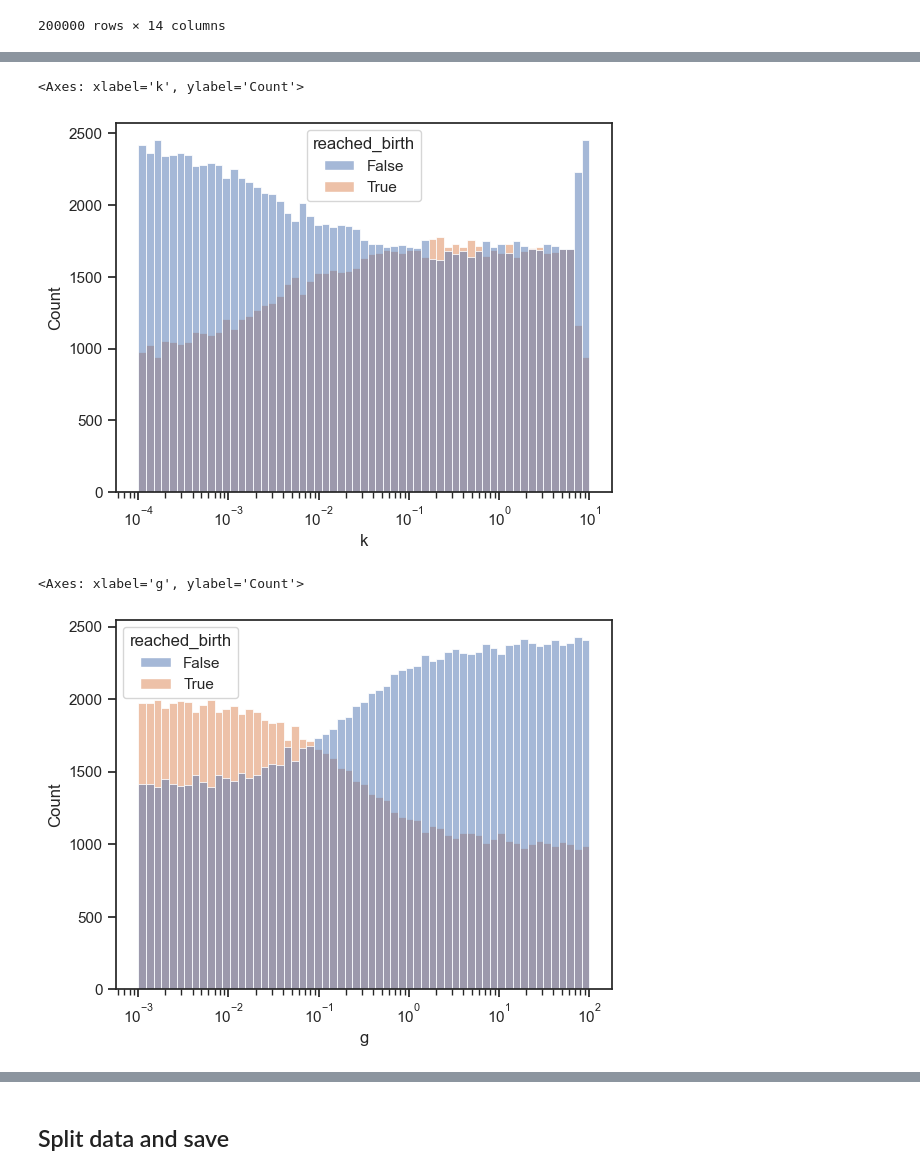
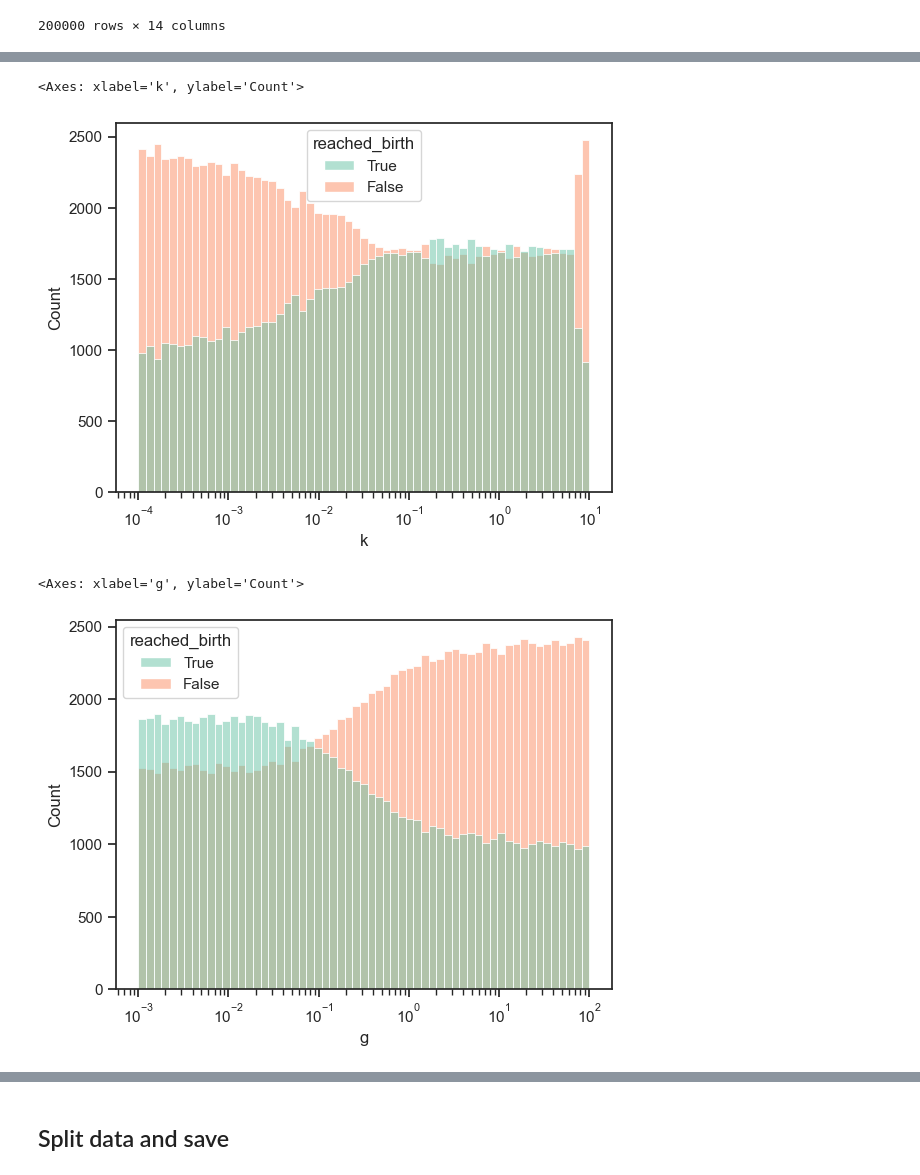
Before and after one commit to diogo-f-oliveira/deb-birth-prediction, a Jupyter notebook: notebooks/Data Preprocessing.ipynb, the cells around one changed output, grey strips where cells are left out. Saved outputs shown, nothing was run; the diff lists cells and outputs as text; code cells hidden in the pictures.

Commit message:
New data splits for LHS simulations with get_lb2

```diff
--- a/notebooks/Data Preprocessing.ipynb
+++ b/notebooks/Data Preprocessing.ipynb
@@ -8,8 +8,15 @@ sns.set_theme(style="ticks")
 # %%
 raw_data_folder = '../data/raw'
 processed_data_folder = '../data/processed'
-filename = "deb_reach_birth_noise_1p000_kapnoise_20p0_seed_42.csv"
-filename = "sample4D_lhs_N_200000_g_1em3_1e2_k_m4_1_f_0p1_1_ddec_1.csv"
-df = pd.read_csv(f'../data/raw/{filename}', )
-df
+# filename = "deb_reach_birth_noise_1p000_kapnoise_20p0_seed_42.csv"
+# filename = "sample4D_lhs_N_200000_g_1em3_1e2_k_m4_1_f_0p1_1_ddec_1.csv"
+filename = "sample4D_lhs_N_200000_g_1em3_1e2_k_m4_1_f_0p1_1_ddec_1_getlb2.csv"
+
+df = pd.read_csv(f'../data/raw/{filename}', index_col=0)
+col_types = {
+    'params': df.columns[0:4].tolist(),
+    'simul': df.columns[4:9].tolist(),
+    'log': df.columns[9:].tolist()
+}
+print(col_types)
 # %% [output]
@@ -28,0 +24,10 @@ df
+# %%
+df = df[df['execution_time'] > 0].copy()
+df = df.replace([np.inf, -np.inf], np.nan).dropna(subset=col_types['params'])
+
+df['success'] = df['success'].astype(bool)
+df['reached_birth'] = df['reached_birth'].astype(bool)
+df['lb<f'] = df['lb<f'].astype(bool)
+df['k*vHb<c'] = df['k*vHb<c'].astype(bool)
+
+df
@@ -106,11 +122,13 @@ sns.histplot(data=df, x='v_Hb', hue='reached_birth', common_norm=False, log_scal
 # %%
-sns.histplot(data=df, x='k', hue='reached_birth', common_norm=False, log_scale=True )
+sns.histplot(data=df, x='k', hue='reached_birth', common_norm=False, log_scale=True,
+             palette="Set2", hue_order=[True, False])
 # %% [output]
 <Axes: xlabel='k', ylabel='Count'>
-[figure, old version]
+[figure, new version]
 # %%
-sns.histplot(data=df, x='g', hue='reached_birth', common_norm=False, log_scale=True )
+sns.histplot(data=df, x='g', hue='reached_birth', common_norm=False, log_scale=True,
+             palette="Set2", hue_order=[True, False])
 # %% [output]
 <Axes: xlabel='g', ylabel='Count'>
-[figure, old version]
+[figure, new version]
 # %%
```
Also changed, not shown: parts of 24 cells of this notebook, 4 other files.
